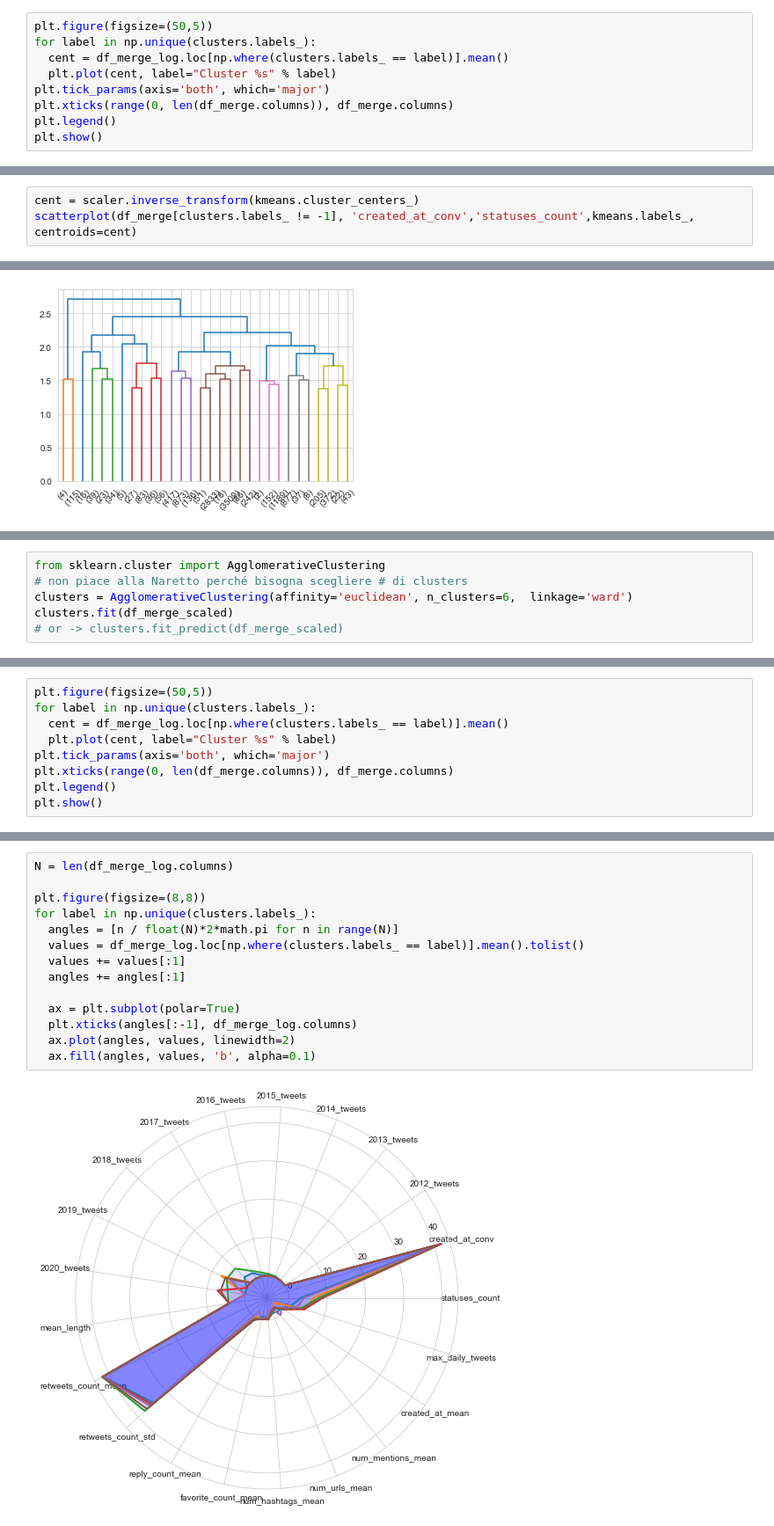
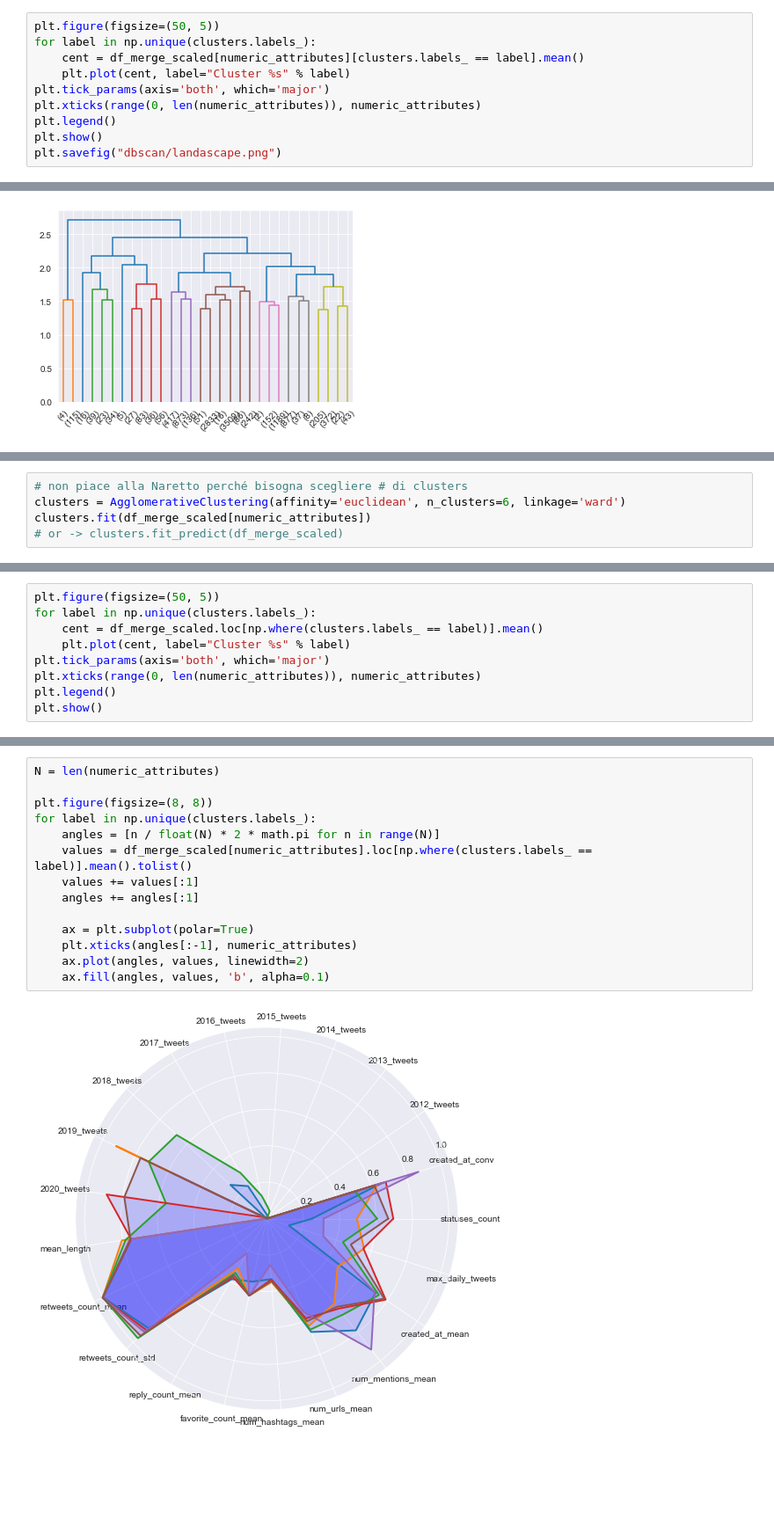
Before and after one commit to alessandrodipalma/DM_tweets, a Jupyter notebook: ClusteringAnalysis.ipynb, the cells around one changed output, grey strips where cells are left out. Shown at 88% size. Drawn from its saved outputs; the diff is of its cells as text; blank space fills up the shorter version.

```diff
--- a/ClusteringAnalysis.ipynb
+++ b/ClusteringAnalysis.ipynb
@@ -268,10 +267,11 @@ clusters.components_.shape
 # %%
-plt.figure(figsize=(50,5))
+plt.figure(figsize=(50, 5))
 for label in np.unique(clusters.labels_):
-  cent = df_merge_log.loc[np.where(clusters.labels_ == label)].mean()
-  plt.plot(cent, label="Cluster %s" % label)
+    cent = df_merge_scaled[numeric_attributes][clusters.labels_ == label].mean()
+    plt.plot(cent, label="Cluster %s" % label)
 plt.tick_params(axis='both', which='major')
-plt.xticks(range(0, len(df_merge.columns)), df_merge.columns)
+plt.xticks(range(0, len(numeric_attributes)), numeric_attributes)
 plt.legend()
 plt.show()
+plt.savefig("dbscan/landascape.png")
 # %% [output]
@@ -365,3 +355,0 @@ KMeans(max_iter=100, n_clusters=7)
-# %%
-cent = scaler.inverse_transform(kmeans.cluster_centers_)
-scatterplot(df_merge[clusters.labels_ != -1], 'created_at_conv','statuses_count',kmeans.labels_, centroids=cent)
@@ -471,6 +502,5 @@ res = dendrogram(dlinkage, truncate_mode='lastp')
 # %%
-from sklearn.cluster import AgglomerativeClustering
 # non piace alla Naretto perché bisogna scegliere # di clusters
-clusters = AgglomerativeClustering(affinity='euclidean', n_clusters=6,  linkage='ward')
-clusters.fit(df_merge_scaled)
+clusters = AgglomerativeClustering(affinity='euclidean', n_clusters=6, linkage='ward')
+clusters.fit(df_merge_scaled[numeric_attributes])
 # or -> clusters.fit_predict(df_merge_scaled)
@@ -479,10 +512,10 @@ AgglomerativeClustering(n_clusters=6)
 # %%
-plt.figure(figsize=(50,5))
+plt.figure(figsize=(50, 5))
 for label in np.unique(clusters.labels_):
-  cent = df_merge_log.loc[np.where(clusters.labels_ == label)].mean()
-  plt.plot(cent, label="Cluster %s" % label)
+    cent = df_merge_scaled.loc[np.where(clusters.labels_ == label)].mean()
+    plt.plot(cent, label="Cluster %s" % label)
 plt.tick_params(axis='both', which='major')
-plt.xticks(range(0, len(df_merge.columns)), df_merge.columns)
+plt.xticks(range(0, len(numeric_attributes)), numeric_attributes)
 plt.legend()
 plt.show()
 # %% [output]
@@ -490,16 +523,16 @@ plt.show()
 # %%
-N = len(df_merge_log.columns)
+N = len(numeric_attributes)
 
-plt.figure(figsize=(8,8))
+plt.figure(figsize=(8, 8))
 for label in np.unique(clusters.labels_):
-  angles = [n / float(N)*2*math.pi for n in range(N)]
-  values = df_merge_log.loc[np.where(clusters.labels_ == label)].mean().tolist()
-  values += values[:1]
-  angles += angles[:1]
+    angles = [n / float(N) * 2 * math.pi for n in range(N)]
+    values = df_merge_scaled[numeric_attributes].loc[np.where(clusters.labels_ == label)].mean().tolist()
+    values += values[:1]
+    angles += angles[:1]
 
-  ax = plt.subplot(polar=True)
-  plt.xticks(angles[:-1], df_merge_log.columns)
-  ax.plot(angles, values, linewidth=2)
-  ax.fill(angles, values, 'b', alpha=0.1)
+    ax = plt.subplot(polar=True)
+    plt.xticks(angles[:-1], numeric_attributes)
+    ax.plot(angles, values, linewidth=2)
+    ax.fill(angles, values, 'b', alpha=0.1)
 # %% [output]
-[figure, old version]
+[figure, new version]
```
Also changed, not shown: parts of 65 cells of this notebook, 29 other files.
